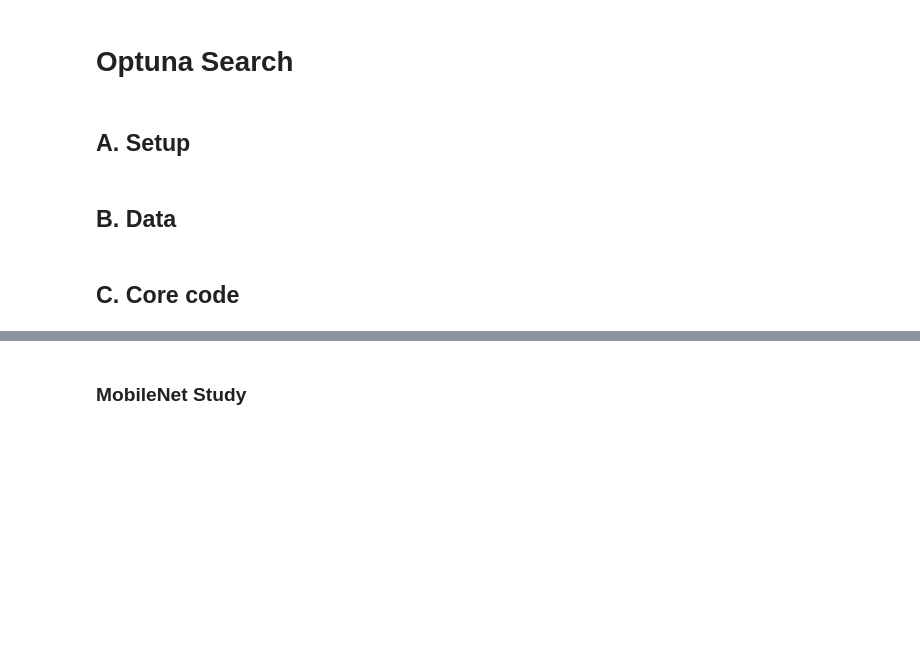
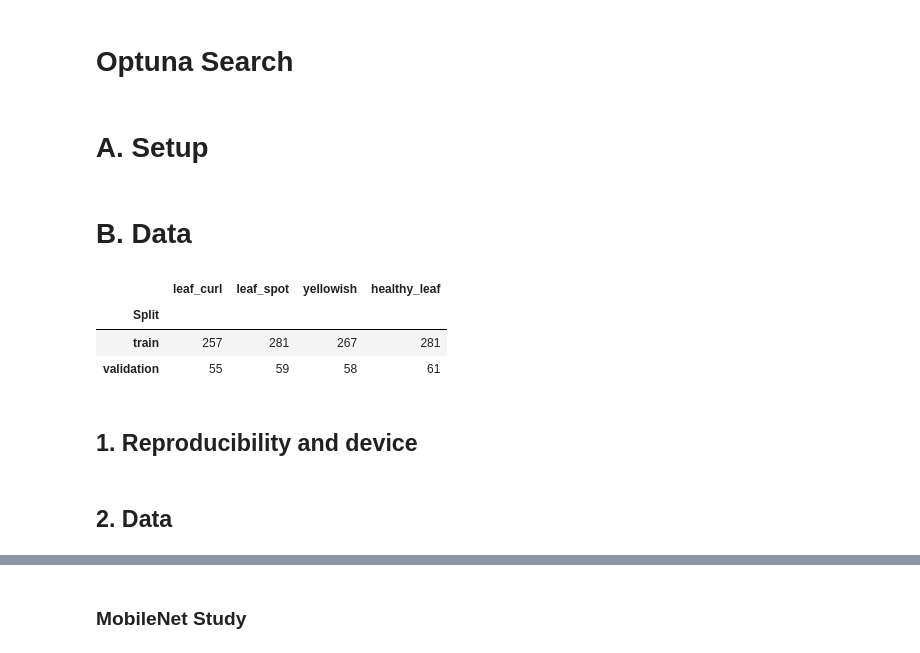
Before and after one commit to rifqiadrianto007/hybrid_modelv3.1, a Jupyter notebook: optuna_explore.ipynb, the cells around one changed output, grey strips where cells are left out. Drawn from its saved outputs; the diff is of its cells as text; code cells hidden in the pictures; blank space fills up the shorter version.

```diff
--- a/optuna_explore.ipynb
+++ b/optuna_explore.ipynb
@@ -1,5 +1,5 @@
 # %% [markdown]
 # Optuna Search
 # %% [markdown]
-## A. Setup
+# A. Setup
 # %%
@@ -45,29 +47,47 @@ REPORT_DIR.mkdir(parents=True, exist_ok=True)
 # %% [markdown]
-## B. Data
+# B. Data
 # %%
 TRAIN_TRANSFORM = transforms.Compose([
     transforms.RandomHorizontalFlip(p=0.5),
     transforms.RandomAffine(degrees=15, scale=(0.9, 1.1), fill=0),
     transforms.ToTensor(),
-    transforms.Normalize((0.485, 0.456, 0.406), (0.229, 0.224, 0.225)),
+    transforms.Normalize((0.485, 0.456, 0.406), (0.229, 0.224, 0.225))
 ])
 VALIDATION_TRANSFORM = transforms.Compose([
     transforms.ToTensor(),
-    transforms.Normalize((0.485, 0.456, 0.406), (0.229, 0.224, 0.225)),
+    transforms.Normalize((0.485, 0.456, 0.406), (0.229, 0.224, 0.225))
 ])
 
 def set_class_order(dataset):
-    old_indices = {name: index for index, name in enumerate(dataset.classes)}
-    old_to_new = {old_indices[name]: index for index, name in enumerate(CLASS_NAMES)}
+    old_indices = {name: i for i, name in enumerate(dataset.classes)}
+    old_to_new = {old_indices[name]: i for i, name in enumerate(CLASS_NAMES)}
     dataset.classes = list(CLASS_NAMES)
-    dataset.class_to_idx = {name: index for index, name in enumerate(CLASS_NAMES)}
+    dataset.class_to_idx = {name: i for i, name in enumerate(CLASS_NAMES)}
     dataset.samples = [(path, old_to_new[target]) for path, target in dataset.samples]
     dataset.imgs = dataset.samples
     dataset.targets = [target for _, target in dataset.samples]
     return dataset
-
-train_dataset = set_class_order(datasets.ImageFolder(DATA_ROOT / "train", transform=TRAIN_TRANSFORM))
-validation_dataset = set_class_order(datasets.ImageFolder(DATA_ROOT / "validation", transform=VALIDATION_TRANSFORM))
+train_dataset = set_class_order(datasets.ImageFolder(
+    DATA_ROOT / 'train',
+    transform=TRAIN_TRANSFORM
+))
+validation_dataset = set_class_order(datasets.ImageFolder(
+    DATA_ROOT / 'validation',
+    transform=VALIDATION_TRANSFORM
+))
 assert train_dataset.classes == validation_dataset.classes == list(CLASS_NAMES)
+count_rows = []
+for split, path in (
+    ('train', TRAIN_MANIFEST),
+    ('validation', VALIDATION_MANIFEST),
+):
+    counts = pd.read_csv(path)['label'].value_counts().reindex(CLASS_NAMES, fill_value=0)
+    count_rows.append({'Split': split, **counts.to_dict()})
+display(pd.DataFrame(count_rows).set_index('Split'))
+# %% [output]
+|  | leaf_curl | leaf_spot | yellowish | healthy_leaf |
+| Split |  |  |  |  |
+| train | 257 | 281 | 267 | 281 |
+| validation | 55 | 59 | 58 | 61 |
-# %% [markdown]
-## C. Core code
+# %% [markdown]
+## 1. Reproducibility and device
@@ -73,0 +107,2 @@ assert train_dataset.classes == validation_dataset.classes == list(CLASS_NAMES)
+# %% [markdown]
+## 2. Data
```
Also changed, not shown: parts of 25 cells of this notebook, 1 other file.
